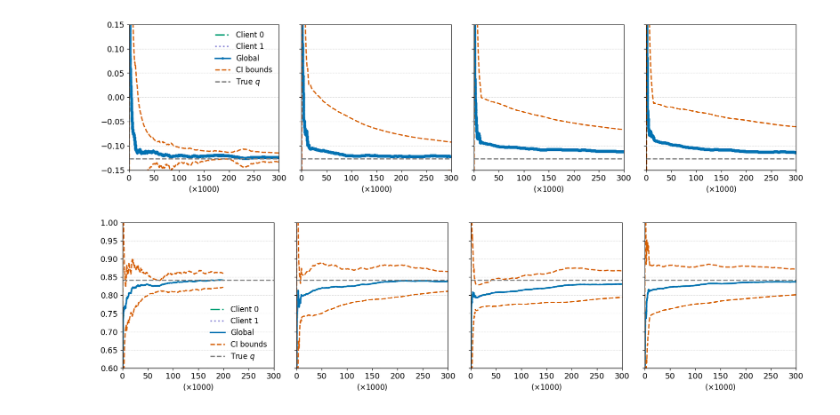
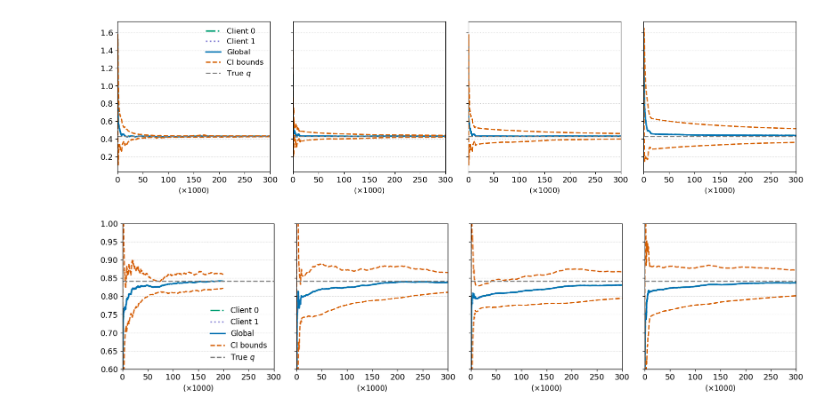
Before and after one commit to Amber-nannan/FedDPQuantile, a Jupyter notebook: plot_trace.ipynb, the cells around one changed output. Saved outputs shown, nothing was run; the diff lists cells and outputs as text; code cells hidden in the pictures.

```diff
--- a/plot_trace.ipynb
+++ b/plot_trace.ipynb
@@ -115,7 +113,7 @@ def plot_panel(ax,
 # %%
 ##
 tau = 0.5
-gene_process = 'hete'
+gene_process = 'homo'
 r = 0.9
 rs = [r]*10
 N       = 30_000
@@ -123,7 +121,7 @@ seed    = 1
 configs = [('cons', 1),('cons', 5), ('cons', 10), ('log', 5)]
 curves_all = [
     get_curves(typ, econ, N=N, base_seed=seed,
-               n_clients=10,tau=tau, gene_process=gene_process,
+               n_clients=10,taus=tau, gene_process=gene_process,
                rs=rs)
     for typ, econ in configs
 ]
@@ -130,29 +130,29 @@ curves_all = [
 # %%
 
 # ── 绘图阶段 ────────────────────────────────────────────────
 configs = [('cons', 1),('cons', 5), ('cons', 10), ('log', 5)]
 fig, axes = plt.subplots(1, len(configs), figsize=(4*len(configs), 4),
                          sharey=True)
 
 for i, (ax, curves) in enumerate(zip(axes, curves_all)):
     plot_panel(ax, *curves,
                add_ylabel=False,          # 关闭 y 轴标题
                add_legend=(i == 0),       # 只在第一张放图例
                title=None,                # 关闭子图标题
-               x_max=30000, y_lims=(-0.15,0.15))      # 固定横轴上限
+               x_max=30000)      # 固定横轴上限
 
     # 去掉 x 轴标签
     ax.set_xlabel(r'$(\times 1000)$', fontsize=12)
     # ax.set_xlabel('')                     # 若不想留空白，可注释掉这行
     # 去掉 y 轴标签（已经通过 add_ylabel=False 实现）
 
 # 可选：如果想让最外层整体去掉两侧多余空白
 fig.tight_layout(pad=0.3)          # 图与图框之间留 0.3 英寸
 fig.subplots_adjust(wspace=0.15)   # ② 调整列间距；数值越小越紧
 plt.savefig(f'trace_tau_{tau}_{gene_process}_r_{r}.pdf',dpi=250)
 plt.show()
 # %% [output]
-[figure, old version]
+[figure, new version]
 # %%
 ##
 tau = 0.3
```
Also changed, not shown: parts of 2 cells of this notebook, 2 other files.
